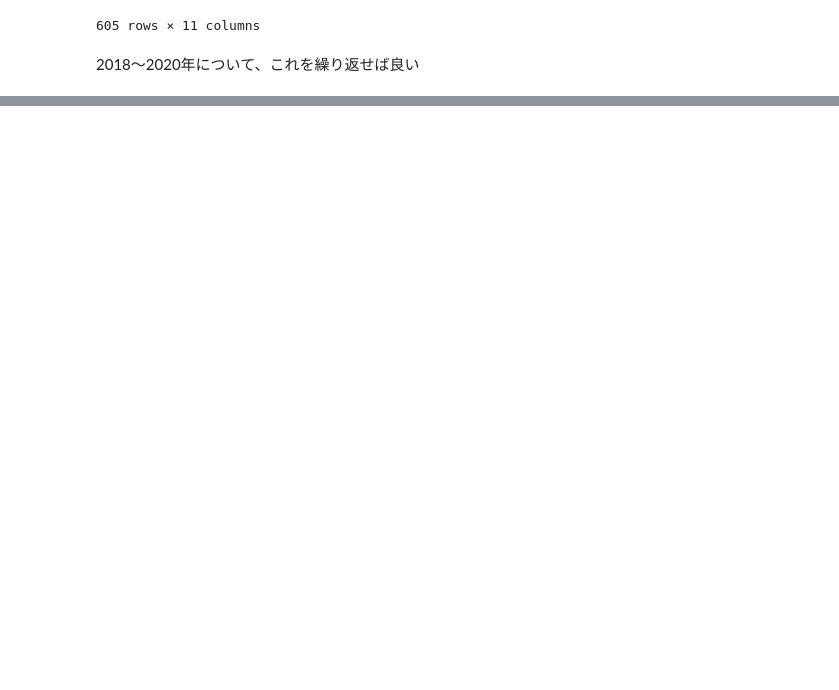
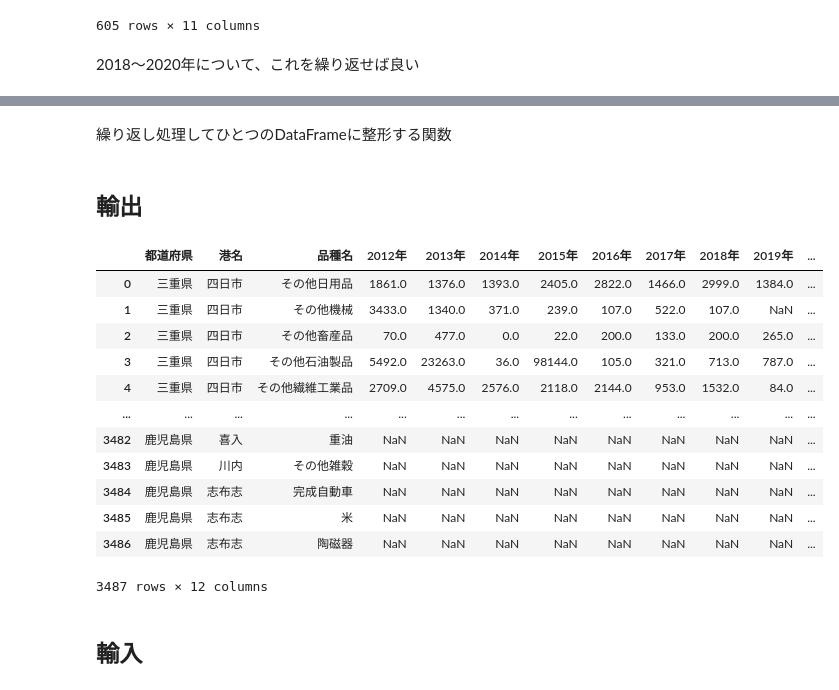
Before and after one commit to dicechick373/dicechick373, a Jupyter notebook: 播磨臨海地域の特徴.ipynb, the cells around one changed output, grey strips where cells are left out. Drawn from its saved outputs; the diff is of its cells as text; code cells hidden in the pictures; blank space fills up the shorter version.

```diff
--- a/播磨臨海地域の特徴.ipynb
+++ b/播磨臨海地域の特徴.ipynb
@@ -276,0 +315,59 @@ df
+# %%
+def get_dataframe(time,url):
+
+  # EXCELデータをインポート
+  df = get_excel(url)
+
+  # 都道府県と港湾で集計
+  df = df.astype({'トン数': 'int'})
+  df = df.groupby(['都道府県','港名','品種名']).agg({'トン数': 'sum'}).reset_index()
+
+  df = df[df['港名'] != '合計']
+
+  df = df.rename(columns={'トン数':time})
+
+  return df
+# %% [markdown]
+繰り返し処理してひとつのDataFrameに整形する関数
+# %%
+def get_merge_dataframe(params):
+  df_res = pd.DataFrame(index=[], columns=['都道府県','港名','品種名'])
+
+  for p in params:
+    df = get_dataframe(p['time'], p['url'])
+    df_res = pd.merge(df_res, df, on=['都道府県','港名','品種名'] , how='outer')
+
+  return df_res
+# %% [markdown]
+## 輸出
+# %%
+params_export = [
+    { 'time' : '2012年' , 'url' : 'https://www.mlit.go.jp/k-toukei/content/001448464.xlsx' },
+    { 'time' : '2013年' , 'url' : 'https://www.mlit.go.jp/k-toukei/content/001448471.xlsx' },
+    { 'time' : '2014年' , 'url' : 'https://www.mlit.go.jp/k-toukei/content/001448478.xlsx' },
+    { 'time' : '2015年' , 'url' : 'https://www.mlit.go.jp/k-toukei/content/001448485.xlsx' },
+    { 'time' : '2016年' , 'url' : 'https://www.mlit.go.jp/k-toukei/content/001448499.xlsx' },
+    { 'time' : '2017年' , 'url' : 'https://www.mlit.go.jp/k-toukei/content/001448521.xlsx' },
+    { 'time' : '2018年' , 'url' : 'https://www.mlit.go.jp/k-toukei/content/001448545.xlsx' },
+    { 'time' : '2019年' , 'url' : 'https://www.mlit.go.jp/k-toukei/content/001448582.xlsx' },
+    { 'time' : '2020年' , 'url' : 'https://www.mlit.go.jp/k-toukei/content/001448037.xlsx' },
+]
+# %%
+df_export = get_merge_dataframe(params_export)
+df_export
+# %% [output]
+|  | 都道府県 | 港名 | 品種名 | 2012年 | 2013年 | 2014年 | 2015年 | 2016年 | 2017年 | 2018年 | 2019年 | ... |
+| 0 | 三重県 | 四日市 | その他日用品 | 1861.0 | 1376.0 | 1393.0 | 2405.0 | 2822.0 | 1466.0 | 2999.0 | 1384.0 | ... |
+| 1 | 三重県 | 四日市 | その他機械 | 3433.0 | 1340.0 | 371.0 | 239.0 | 107.0 | 522.0 | 107.0 | NaN | ... |
+| 2 | 三重県 | 四日市 | その他畜産品 | 70.0 | 477.0 | 0.0 | 22.0 | 200.0 | 133.0 | 200.0 | 265.0 | ... |
+| 3 | 三重県 | 四日市 | その他石油製品 | 5492.0 | 23263.0 | 36.0 | 98144.0 | 105.0 | 321.0 | 713.0 | 787.0 | ... |
+| 4 | 三重県 | 四日市 | その他繊維工業品 | 2709.0 | 4575.0 | 2576.0 | 2118.0 | 2144.0 | 953.0 | 1532.0 | 84.0 | ... |
+| ... | ... | ... | ... | ... | ... | ... | ... | ... | ... | ... | ... | ... |
+| 3482 | 鹿児島県 | 喜入 | 重油 | NaN | NaN | NaN | NaN | NaN | NaN | NaN | NaN | ... |
+| 3483 | 鹿児島県 | 川内 | その他雑穀 | NaN | NaN | NaN | NaN | NaN | NaN | NaN | NaN | ... |
+| 3484 | 鹿児島県 | 志布志 | 完成自動車 | NaN | NaN | NaN | NaN | NaN | NaN | NaN | NaN | ... |
+| 3485 | 鹿児島県 | 志布志 | 米 | NaN | NaN | NaN | NaN | NaN | NaN | NaN | NaN | ... |
+| 3486 | 鹿児島県 | 志布志 | 陶磁器 | NaN | NaN | NaN | NaN | NaN | NaN | NaN | NaN | ... |
+3487 rows × 12 columns
+# %% [markdown]
+## 輸入
```
Also changed, not shown: parts of 19 cells of this notebook.
